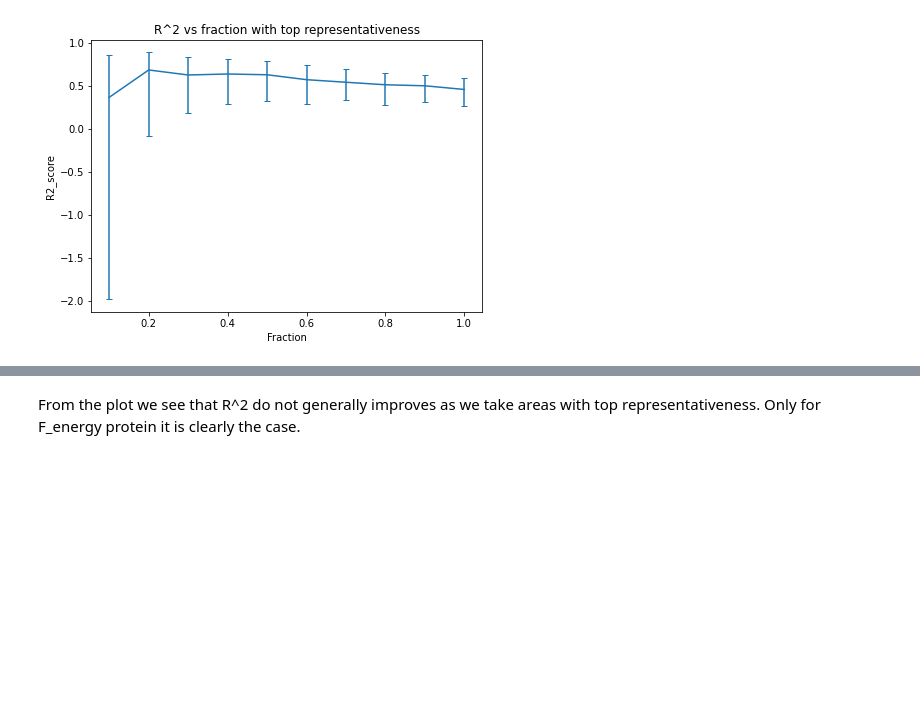
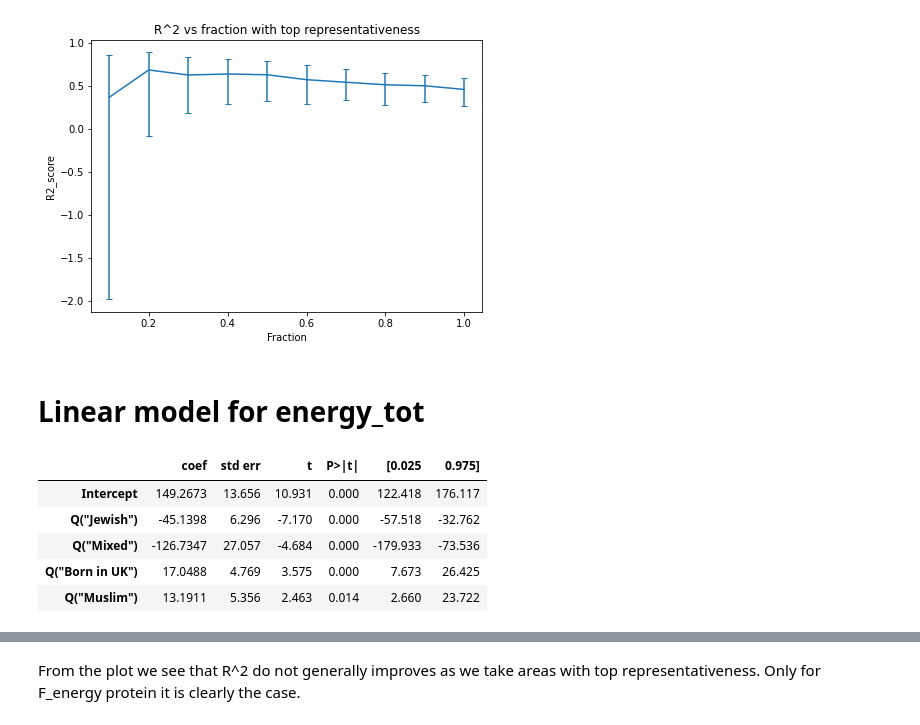
Before and after one commit to DenisPushkin/ADA, a Jupyter notebook: project_extension.ipynb, the cells around one changed output, grey strips where cells are left out. Saved outputs shown, nothing was run; the diff lists cells and outputs as text; code cells hidden in the pictures; blank space fills up the shorter version.

```diff
--- a/project_extension.ipynb
+++ b/project_extension.ipynb
@@ -591,3 +591,16 @@ ax.set_title('R^2 vs fraction with top representativeness')
 plt.show()
 # %% [output]
 [figure]
+# %% [markdown]
+# Linear model for energy_tot
+# %%
+target = 'energy_tot'
+df_enerfy_fat = get_label_summary(target, selected_cols_best[target])
+df_enerfy_fat
+# %% [output]
+|  | coef | std err | t | P>|t| | [0.025 | 0.975] |
+| Intercept | 149.2673 | 13.656 | 10.931 | 0.000 | 122.418 | 176.117 |
+| Q("Jewish") | -45.1398 | 6.296 | -7.170 | 0.000 | -57.518 | -32.762 |
+| Q("Mixed") | -126.7347 | 27.057 | -4.684 | 0.000 | -179.933 | -73.536 |
+| Q("Born in UK") | 17.0488 | 4.769 | 3.575 | 0.000 | 7.673 | 26.425 |
+| Q("Muslim") | 13.1911 | 5.356 | 2.463 | 0.014 | 2.660 | 23.722 |
```
Also changed, not shown: parts of 4 cells of this notebook.
